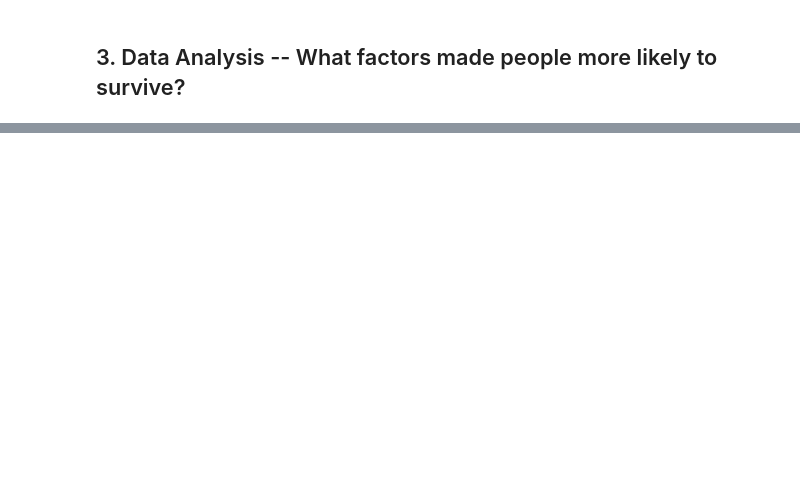
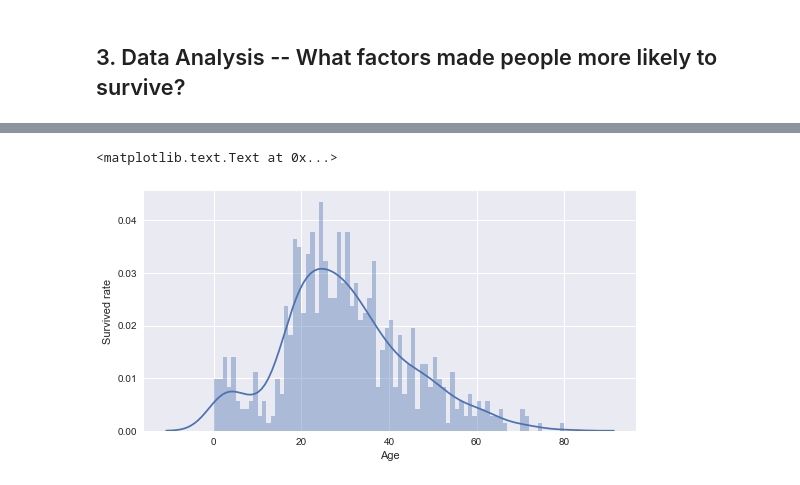
Before and after one commit to freena22/Data-Analysis-Projects, a Jupyter notebook: 01Kaggle_Titanic_Survival.ipynb, the cells around one changed output, grey strips where cells are left out. Saved outputs shown, nothing was run; the diff lists cells and outputs as text; code cells hidden in the pictures; blank space fills up the shorter version.

```diff
--- a/01Kaggle_Titanic_Survival.ipynb
+++ b/01Kaggle_Titanic_Survival.ipynb
@@ -132,0 +209,10 @@ titanic.describe()
+# %%
+plt.figure(figsize=[30,15])
+plt.subplot(331)
+sns.distplot(new_age, bins=range(0, 81, 1),kde=True)
+
+plt.xlabel('Age')
+plt.ylabel('Survived rate')
+# %% [output]
+<matplotlib.text.Text at 0x...>
+[figure, added]
```
Also changed, not shown: parts of 22 cells of this notebook.
